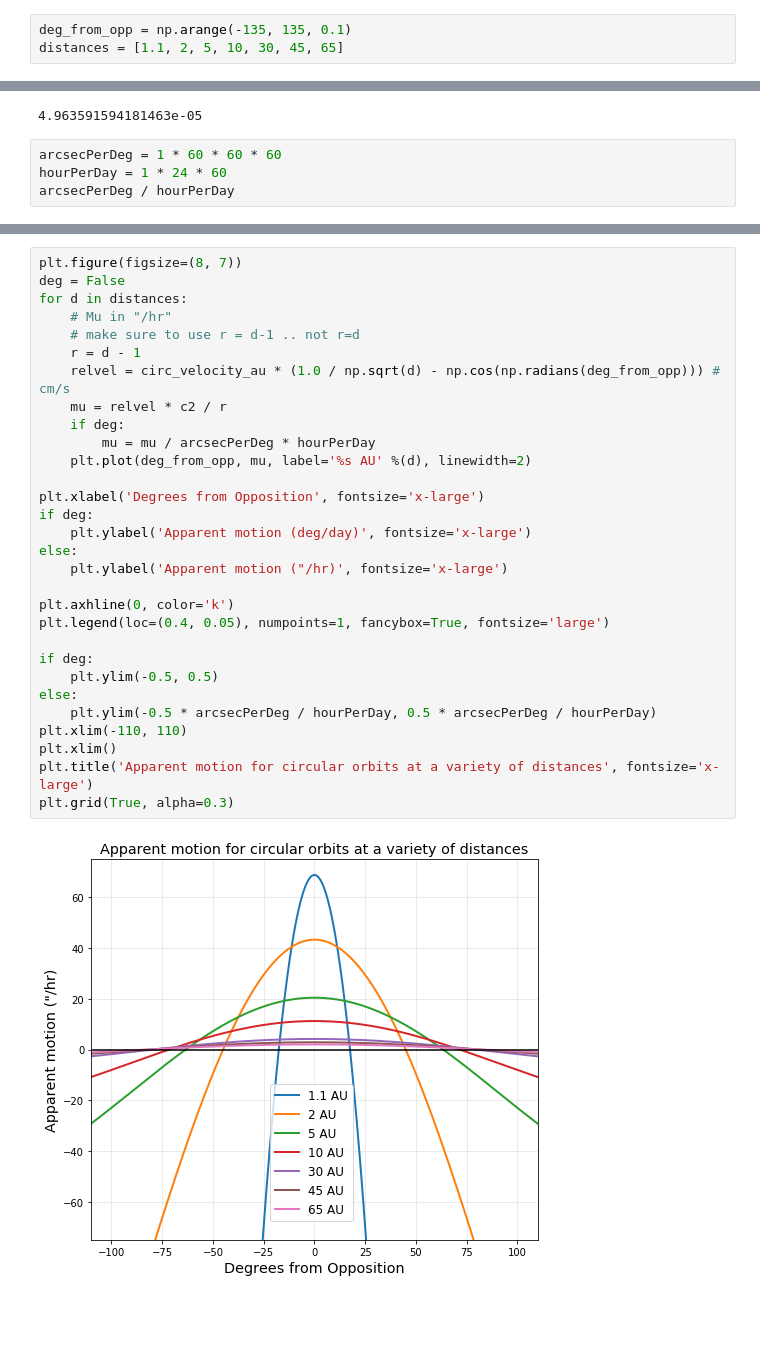
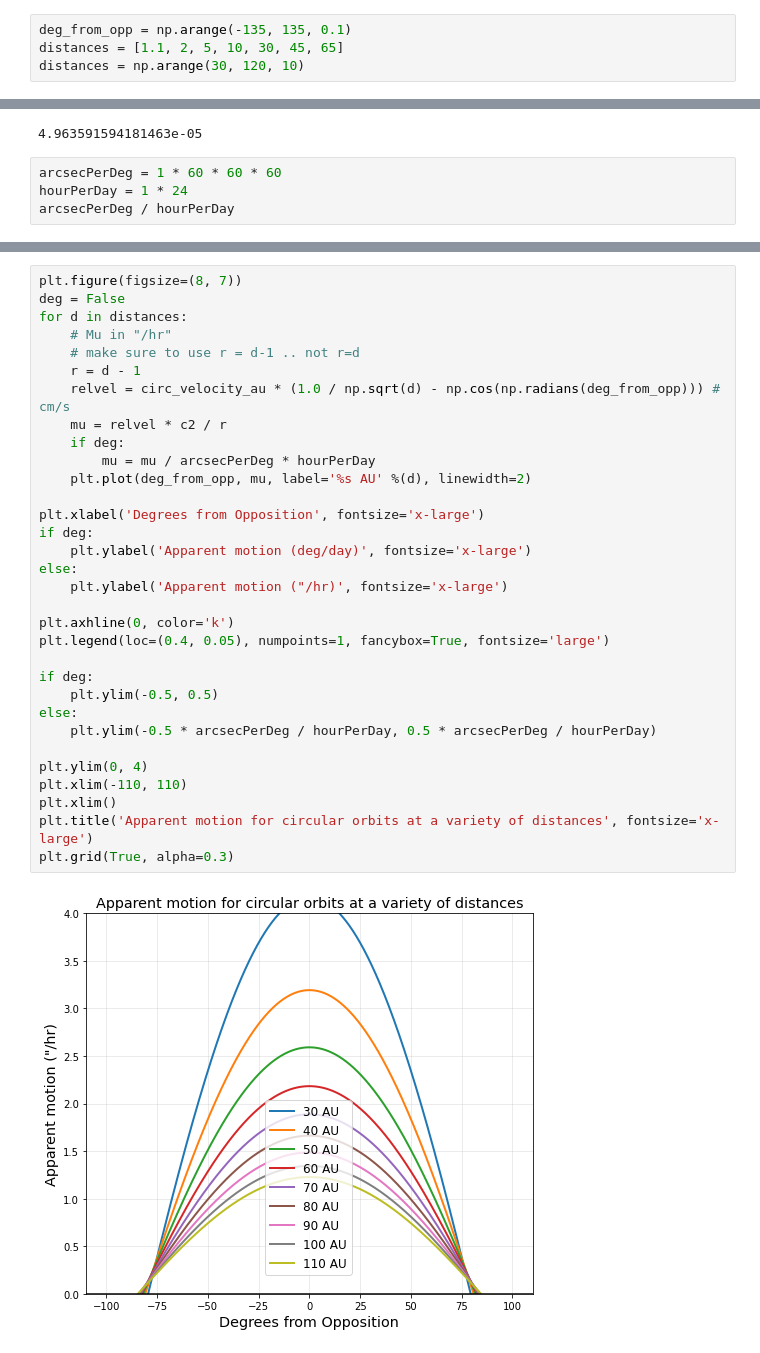
Before and after one commit to rhiannonlynne/notebooks, a Jupyter notebook: SS Velocities.ipynb, the cells around one changed output, grey strips where cells are left out. Cells and saved outputs as stored; diff of their text form; blank space fills up the shorter version.

```diff
--- a/SS Velocities.ipynb
+++ b/SS Velocities.ipynb
@@ -5,6 +5,7 @@ import matplotlib.pyplot as plt
 # %%
 deg_from_opp = np.arange(-135, 135, 0.1)
 distances = [1.1, 2, 5, 10, 30, 45, 65]
+distances = np.arange(30, 120, 10)
 # %%
 m_sun = 1.99e33 # g
 G = 6.67259e-8  # cm^3 g^−1 s^−2
@@ -27,6 +29,6 @@ c2
 4.963591594181463e-05
 # %%
 arcsecPerDeg = 1 * 60 * 60 * 60
-hourPerDay = 1 * 24 * 60
+hourPerDay = 1 * 24
 arcsecPerDeg / hourPerDay
 # %% [output]
@@ -35,31 +37,33 @@ arcsecPerDeg / hourPerDay
 plt.figure(figsize=(8, 7))
 deg = False
 for d in distances:
     # Mu in "/hr"
     # make sure to use r = d-1 .. not r=d
     r = d - 1
     relvel = circ_velocity_au * (1.0 / np.sqrt(d) - np.cos(np.radians(deg_from_opp))) # cm/s
     mu = relvel * c2 / r
     if deg:
         mu = mu / arcsecPerDeg * hourPerDay
     plt.plot(deg_from_opp, mu, label='%s AU' %(d), linewidth=2)
 
 plt.xlabel('Degrees from Opposition', fontsize='x-large')
 if deg:
     plt.ylabel('Apparent motion (deg/day)', fontsize='x-large')
 else:
     plt.ylabel('Apparent motion ("/hr)', fontsize='x-large')
 
 plt.axhline(0, color='k')
 plt.legend(loc=(0.4, 0.05), numpoints=1, fancybox=True, fontsize='large')
 
 if deg:
     plt.ylim(-0.5, 0.5)
 else:
     plt.ylim(-0.5 * arcsecPerDeg / hourPerDay, 0.5 * arcsecPerDeg / hourPerDay)
+
+plt.ylim(0, 4)
 plt.xlim(-110, 110)
 plt.xlim()
 plt.title('Apparent motion for circular orbits at a variety of distances', fontsize='x-large')
 plt.grid(True, alpha=0.3)
 # %% [output]
-[figure, old version]
+[figure, new version]
```
Also changed, not shown: parts of 3 cells of this notebook.
